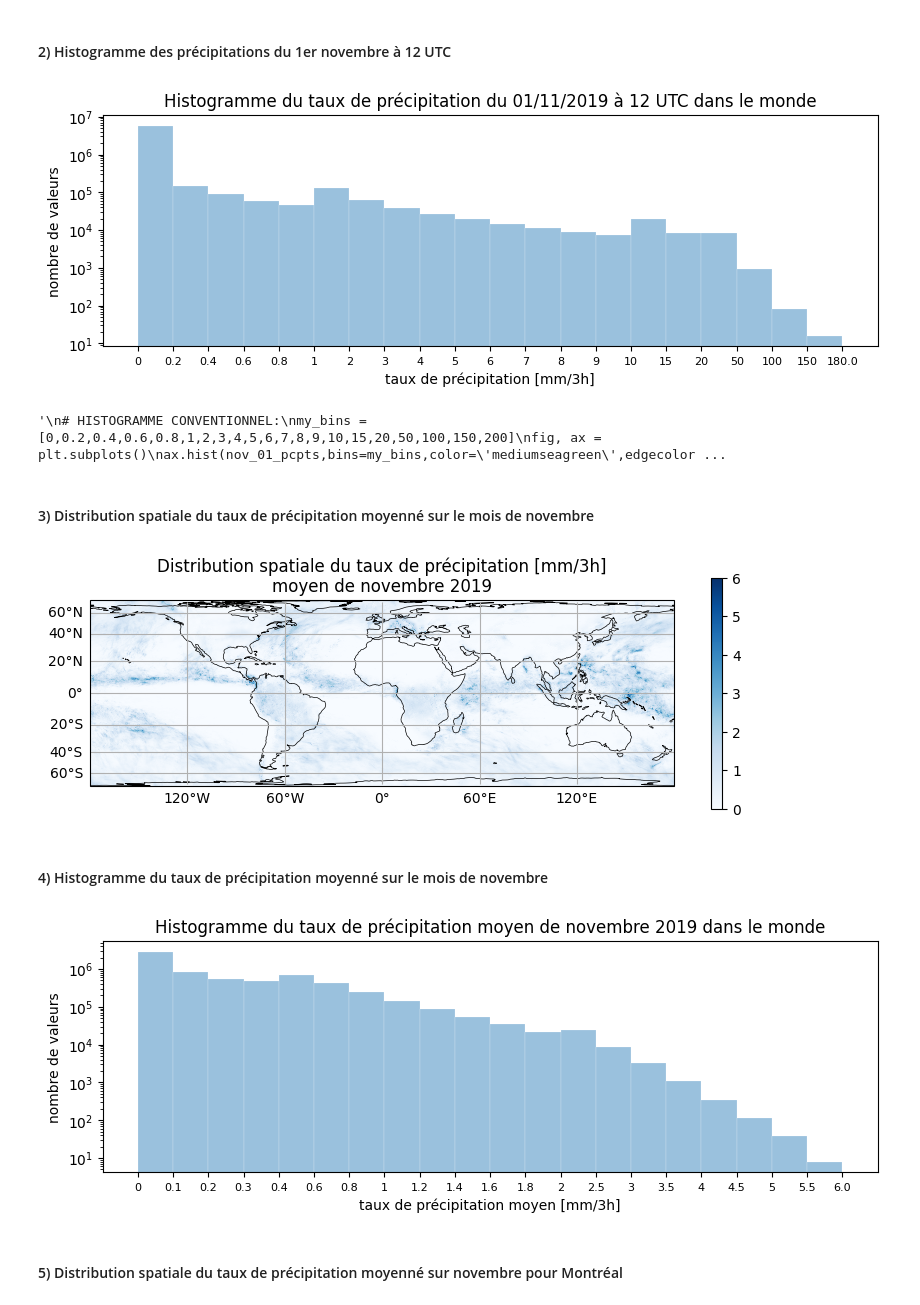
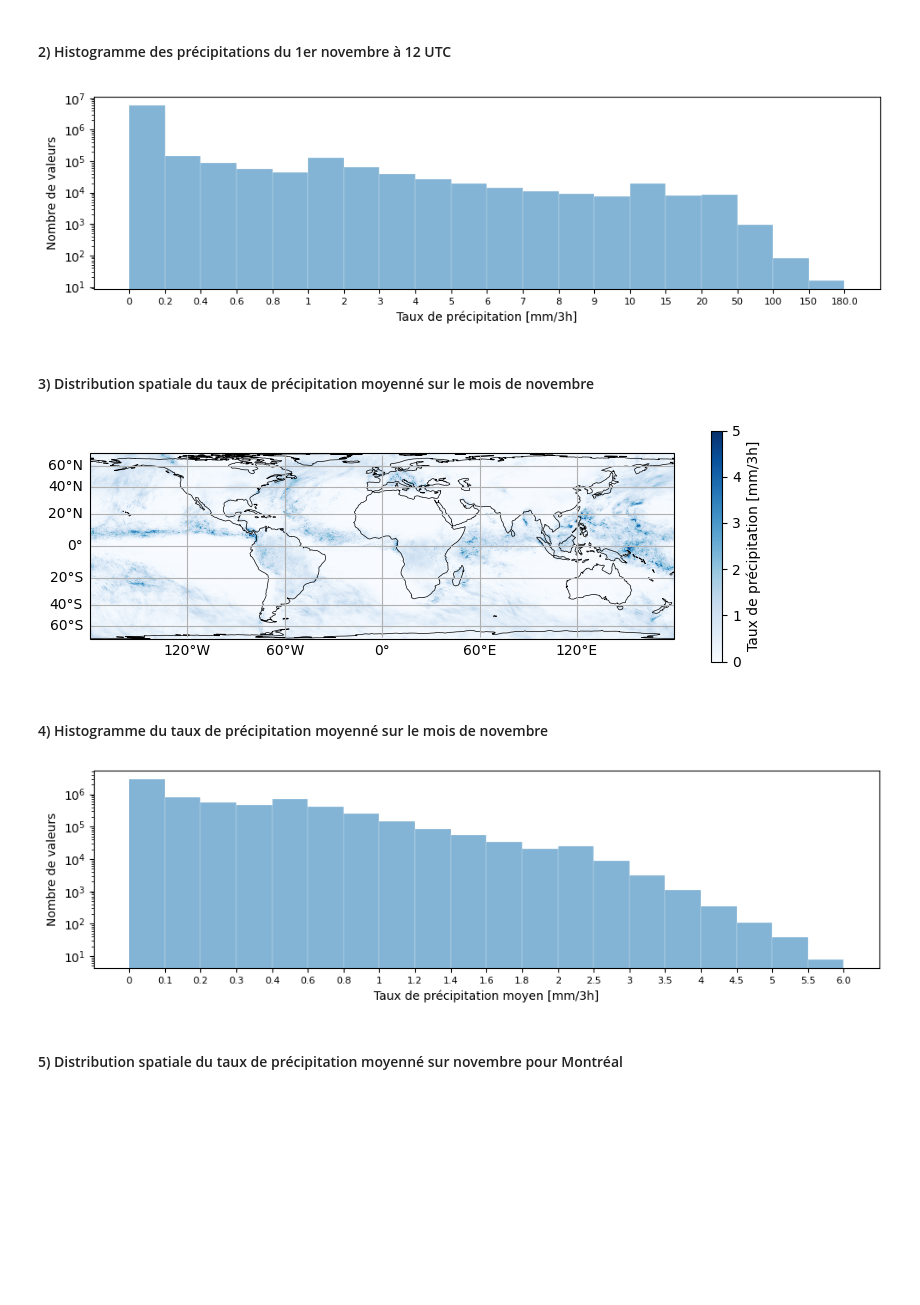
Before and after one commit to evecastonguay/laboratoire3, a Jupyter notebook: E_01/champs_spatiaux_E01.ipynb, the cells around one changed output. Cells and saved outputs as stored; diff of their text form; code cells hidden in the pictures; blank space fills up the shorter version.

```diff
--- a/E_01/champs_spatiaux_E01.ipynb
+++ b/E_01/champs_spatiaux_E01.ipynb
@@ -64,39 +63,30 @@ plt.show()
 # %%
 nov_01 = ds.sel(time='2019-11-01T12:00:00.00')
 nov_01_pcpts = nov_01[var_name].values # (1800, 3600) numpy.ndarray
 
 # trouver la valeur max de précipitation dans le monde
 max = np.round(np.amax(nov_01_pcpts),0) # 180.42758 mm/3h
 
 # transformer le tableau de taille 1800 x 3600 en un tableau 1D (comme une liste)
 nov_01_pcpts = nov_01_pcpts.flatten()
 
 # créer le graphique
 my_bins = [0,0.2,0.4,0.6,0.8,1,2,3,4,5,6,7,8,9,10,15,20,50,100,150,max] # 0,0.2,0.4,0.6,0.8,1,2,3,4,5,6,7,8,9,10,15,20,50,100,150,200
 fig, ax = plt.subplots(figsize=(10,3))
 hist, bins = np.histogram(nov_01_pcpts, bins=my_bins)
 center = np.array(bins[:-1] + bins[1:])/ 2
 center_rounded = np.round(center, 1)
 ticks = np.arange(5,205, 10)
 width = ticks[1]-ticks[0]
-plt.bar(ticks, hist, width=width, color='tab:blue', edgecolor="white", linewidth=0.3, alpha=0.45)
+plt.bar(ticks, hist, width=width, color='tab:blue', edgecolor="white", linewidth=0.3, alpha=0.55)
 plt.xticks(fontsize=8)
-ax.set(title="Histogramme du taux de précipitation du 01/11/2019 à 12 UTC dans le monde", yscale='log',xlabel='taux de précipitation [mm/3h]',ylabel='nombre de valeurs', xticks=np.arange(0,210,10), xticklabels=my_bins)
+ax.set(yscale='log',xlabel='Taux de précipitation [mm/3h]',ylabel='Nombre de valeurs', xticks=np.arange(0,210,10), xticklabels=my_bins)
+
+plt.tight_layout()
+plt.savefig('/Users/evecastonguay/Desktop/Labo/E_01/Figures/histo.png')
 plt.show()
-
-'''
-# HISTOGRAMME CONVENTIONNEL:
-my_bins = [0,0.2,0.4,0.6,0.8,1,2,3,4,5,6,7,8,9,10,15,20,50,100,150,200]
-fig, ax = plt.subplots()
-ax.hist(nov_01_pcpts,bins=my_bins,color='mediumseagreen',edgecolor="white", linewidth=0.3,alpha=0.8) #range=(0,10)
-ax.set(title="Histogramme des précipitations du 01/11/2019 à 12 UTC",
-       yscale='log',xlabel='taux de précipitation [mm/3h]',ylabel='nombre de valeurs',
-       xticks=[0,10,20,50,100,150,200])
-plt.show()
-'''
 # %% [output]
-[figure, old version]
+[figure, new version]
-'\n# HISTOGRAMME CONVENTIONNEL:\nmy_bins = [0,0.2,0.4,0.6,0.8,1,2,3,4,5,6,7,8,9,10,15,20,50,100,150,200]\nfig, ax = plt.subplots()\nax.hist(nov_01_pcpts,bins=my_bins,color=\'mediumseagreen\',edgecolor ...
 # %% [markdown]
 #### 3) Distribution spatiale du taux de précipitation moyenné sur le mois de novembre
 # %%
@@ -112,13 +102,14 @@ ax.coastlines(resolution='110m',linewidths=0.5)
 ax.gridlines(draw_labels={"bottom": "x", "left": "y"}, dms=True, x_inline=False, y_inline=False)
 
 # précipitations sur la carte
-im = ax.pcolormesh(lons,lats,mean_pcpts,vmin=0,vmax=6,cmap='Blues')
-plt.colorbar(im)
-ax.set(title=f"Distribution spatiale du taux de précipitation [mm/3h]\nmoyen de novembre 2019")
+im = ax.pcolormesh(lons,lats,mean_pcpts,vmin=0,vmax=5,cmap='Blues')
+plt.colorbar(im,label='Taux de précipitation [mm/3h]')
+#ax.set(title=f"Distribution spatiale du taux de précipitation [mm/3h]\nmoyen de novembre 2019")
 
+plt.savefig('/Users/evecastonguay/Desktop/Labo/E_01/Figures/monde_moy.png',dpi=500)
 plt.show()
 # %% [output]
-[figure, old version]
+[figure, new version]
 # %% [markdown]
 #### 4) Histogramme du taux de précipitation moyenné sur le mois de novembre
 # %%
@@ -139,12 +130,16 @@ center = np.array(bins[:-1] + bins[1:])/ 2
 center_rounded = np.round(center, 1)
 ticks = np.arange(0.15,6.15,0.3)
 width = ticks[1]-ticks[0]
-plt.bar(ticks, hist, width=width, color='tab:blue', edgecolor="white", linewidth=0.3, alpha=0.45)
+plt.bar(ticks, hist, width=width, color='tab:blue', edgecolor="white", linewidth=0.3, alpha=0.55)
 plt.xticks(fontsize=8)
-ax.set(title="Histogramme du taux de précipitation moyen de novembre 2019 dans le monde", yscale='log',xlabel='taux de précipitation moyen [mm/3h]',ylabel='nombre de valeurs',xticks=np.arange(0,6.3,0.3), xticklabels=my_bins)
+ax.set(yscale='log',xlabel='Taux de précipitation moyen [mm/3h]',ylabel='Nombre de valeurs',xticks=np.arange(0,6.3,0.3), xticklabels=my_bins)
+# title="Histogramme du taux de précipitation moyen de novembre 2019 dans le monde",
+
+plt.tight_layout()
+plt.savefig('/Users/evecastonguay/Desktop/Labo/E_01/Figures/histo_moy.png')
 plt.show()
 # %% [output]
-[figure, old version]
+[figure, new version]
 # %% [markdown]
 #### 5) Distribution spatiale du taux de précipitation moyenné sur novembre pour Montréal
 # %%
```
Also changed, not shown: parts of 6 cells of this notebook.
